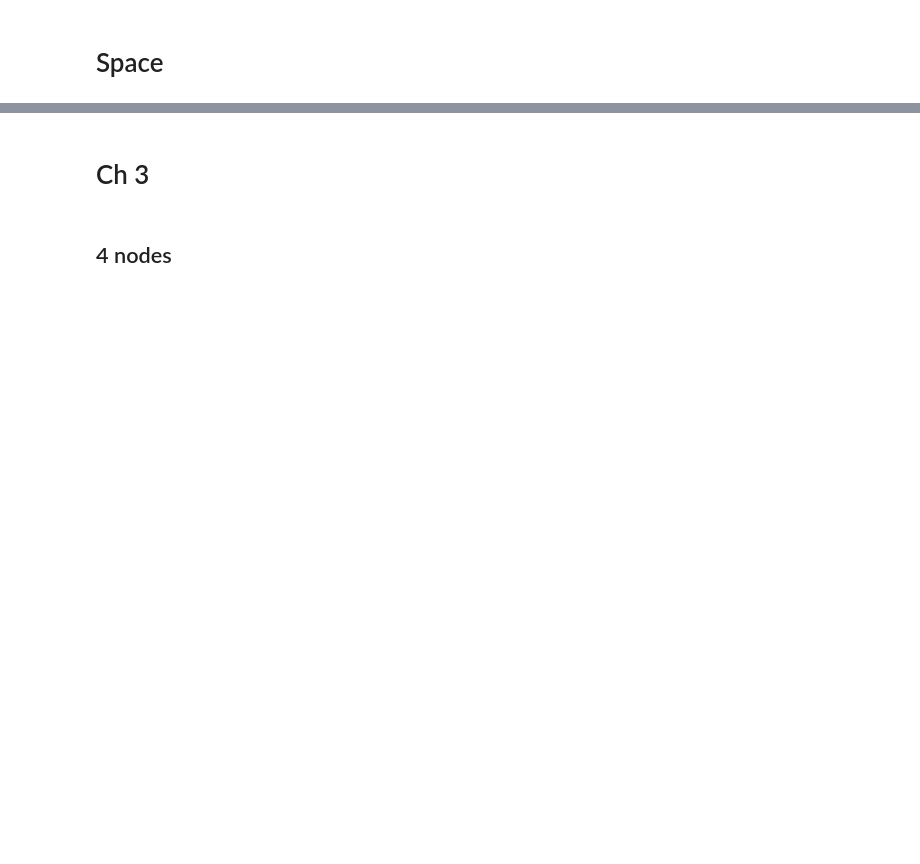
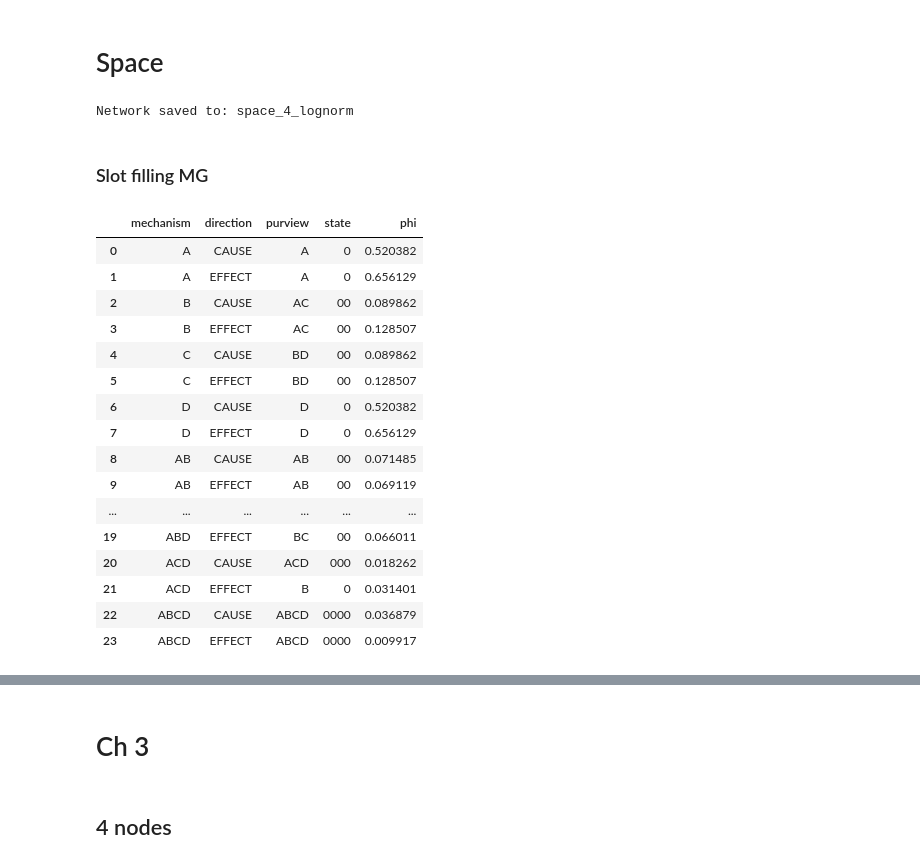
Before and after one commit to matteograsso/visualize_pyphi, a Jupyter notebook: Filling_the_slots_MG.ipynb, the cells around one changed output, grey strips where cells are left out. Cells and saved outputs as stored; diff of their text form; code cells hidden in the pictures; blank space fills up the shorter version.

```diff
--- a/Filling_the_slots_MG.ipynb
+++ b/Filling_the_slots_MG.ipynb
@@ -45,0 +375,66 @@ with open(r"example_data/4_node_grid_subsystem.pkl", "rb") as f:
+# %%
+net_name = "space_4_lognorm"
+
+th = 1 / 4
+exp = 5
+
+s = .8
+l = 0.26
+f = 0.06
+g = 0.0
+
+weights = np.array(
+    [
+        [s, l, f, g],  # A
+        [l, s, l, f],  # B
+        [f, l, s, l],  # C
+        [g, f, l, s],  # D
+        #A, B, C, D,
+    ]
+)
+
+# weights += np.random.random((6,6))/100
+# weights = np.abs(weights)
+
+node_labels = ["A", "B", "C", "D"]
+mech_func = [f for f in "ssss"]
+
+network = ng.get_net(
+    mech_func,
+    weights,
+    exp=exp,
+    th=th,
+    node_labels=node_labels,
+    network_name=net_name,
+    pickle_network=True,
+)
+
+state = (0, 0, 0, 0)
+subsystem = pyphi.Subsystem(network, state)
+utils.pklthis(subsystem,f"example_data/{net_name}_subsystem.pkl")
+# %% [output]
+Network saved to: space_4_lognorm
+# %% [markdown]
+### Slot filling MG
+# %%
+final_ces = fill_slots(subsystem)
+
+utils.sepces2df(final_ces,subsystem)
+# %% [output]
+|  | mechanism | direction | purview | state | phi |
+| 0 | A | CAUSE | A | 0 | 0.520382 |
+| 1 | A | EFFECT | A | 0 | 0.656129 |
+| 2 | B | CAUSE | AC | 00 | 0.089862 |
+| 3 | B | EFFECT | AC | 00 | 0.128507 |
+| 4 | C | CAUSE | BD | 00 | 0.089862 |
+| 5 | C | EFFECT | BD | 00 | 0.128507 |
+| 6 | D | CAUSE | D | 0 | 0.520382 |
+| 7 | D | EFFECT | D | 0 | 0.656129 |
+| 8 | AB | CAUSE | AB | 00 | 0.071485 |
+| 9 | AB | EFFECT | AB | 00 | 0.069119 |
+| ... | ... | ... | ... | ... | ... |
+| 19 | ABD | EFFECT | BC | 00 | 0.066011 |
+| 20 | ACD | CAUSE | ACD | 000 | 0.018262 |
+| 21 | ACD | EFFECT | B | 0 | 0.031401 |
+| 22 | ABCD | CAUSE | ABCD | 0000 | 0.036879 |
+| 23 | ABCD | EFFECT | ABCD | 0000 | 0.009917 |
```
Also changed, not shown: parts of 57 cells of this notebook, 4 other files.
